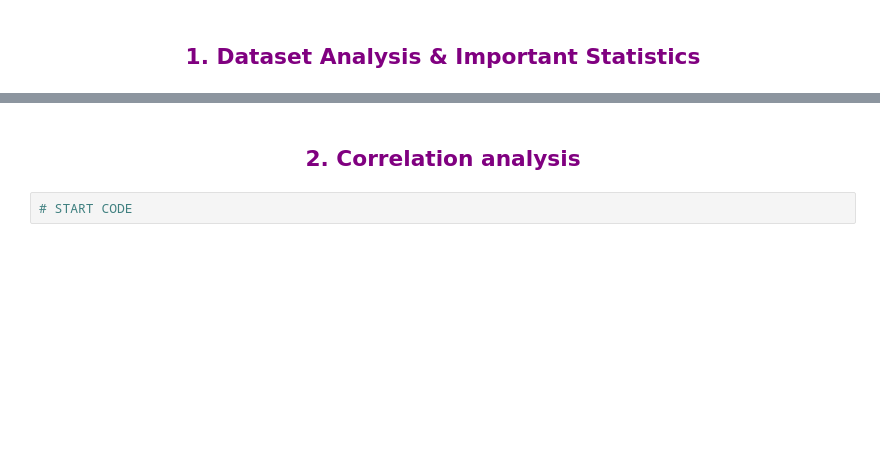
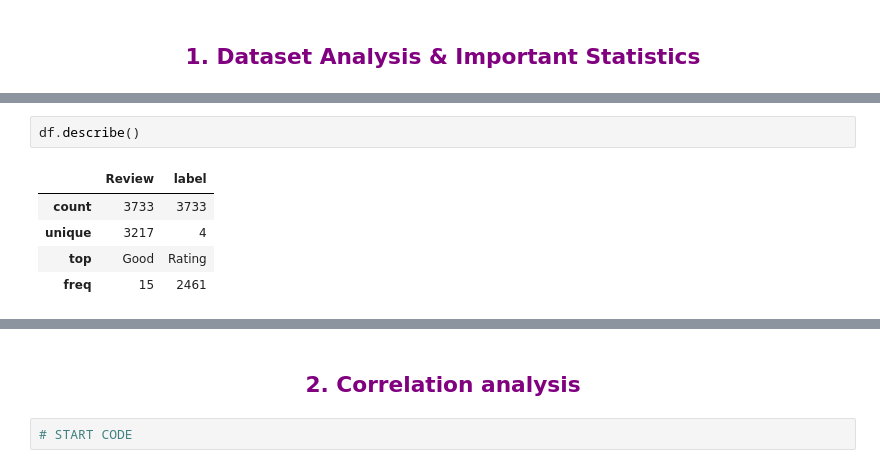
Before and after one commit to ZYousef/CS485-Project, a Jupyter notebook: CS485-Project-Notebook.ipynb, the cells around one changed output, grey strips where cells are left out. Cells and saved outputs as stored; diff of their text form; blank space fills up the shorter version.

```diff
--- a/CS485-Project-Notebook.ipynb
+++ b/CS485-Project-Notebook.ipynb
@@ -22,0 +37,8 @@
+# %%
+df.describe()
+# %% [output]
+|  | Review | label |
+| count | 3733 | 3733 |
+| unique | 3217 | 4 |
+| top | Good | Rating |
+| freq | 15 | 2461 |
```
Also changed, not shown: parts of 12 cells of this notebook, 1 other file.
